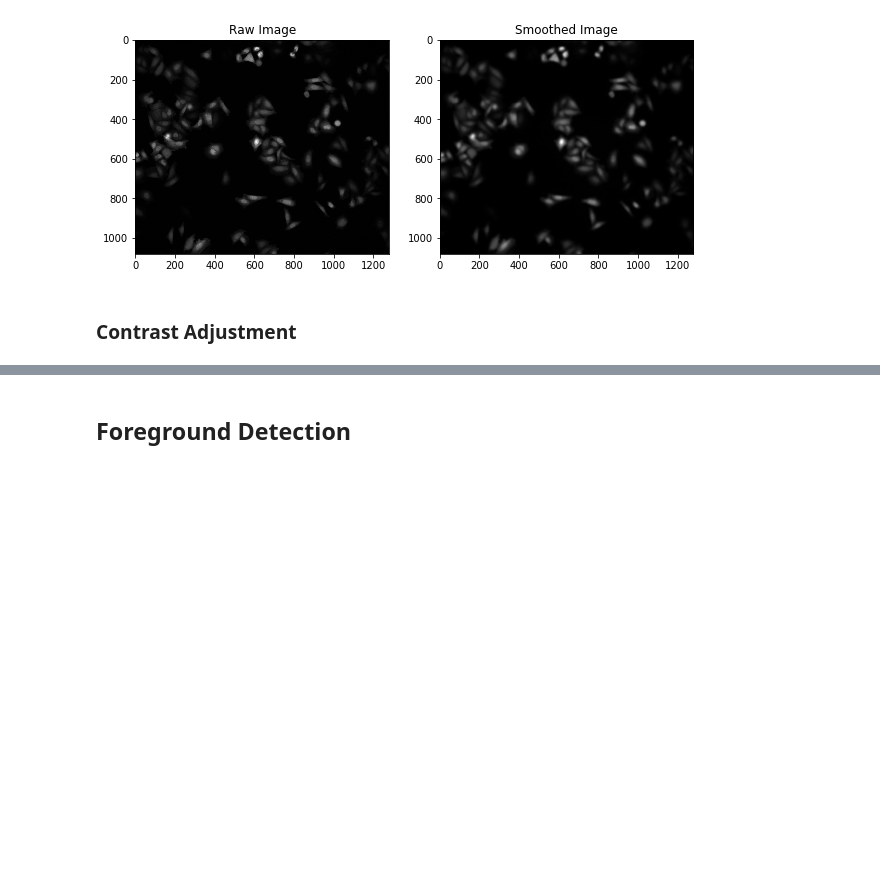
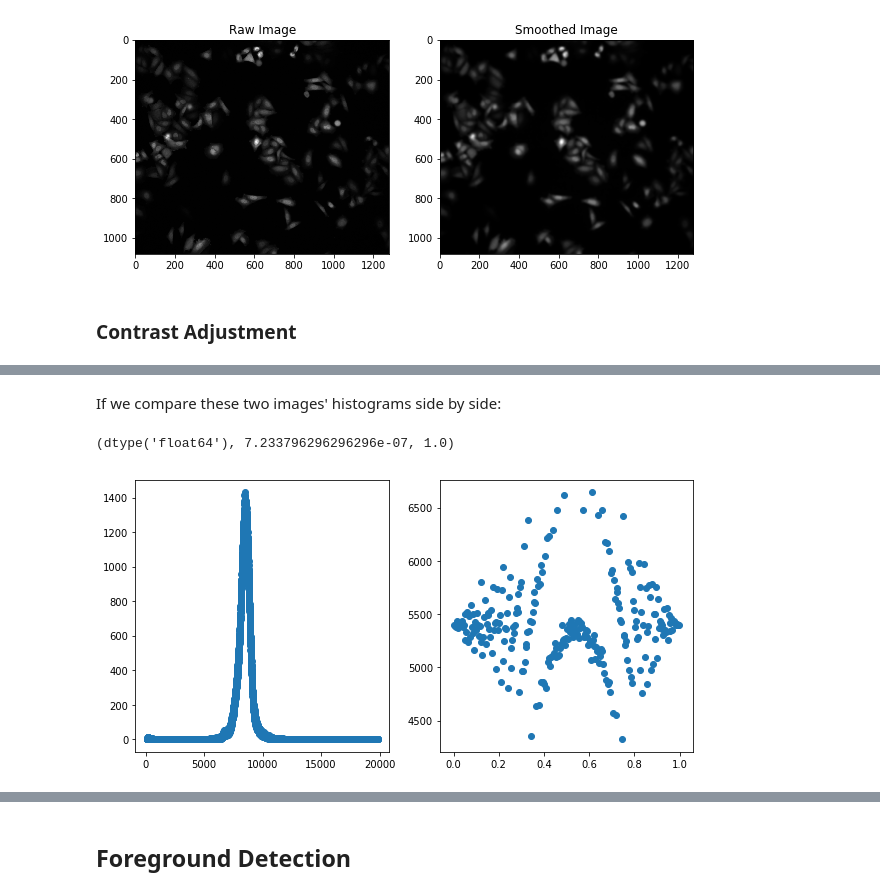
Before and after one commit to vanvalenlab/intro-to-deepcell, a Jupyter notebook: Day2_ImageProcessing.ipynb, the cells around one changed output, grey strips where cells are left out. Saved outputs shown, nothing was run; the diff lists cells and outputs as text; code cells hidden in the pictures; blank space fills up the shorter version.

```diff
--- a/Day2_ImageProcessing.ipynb
+++ b/Day2_ImageProcessing.ipynb
@@ -212,0 +256,17 @@ In `skimage`, there are multiple functions inside the `skimage.exposure` module
+# %% [markdown]
+If we compare these two images' histograms side by side:
+# %%
+# compute histograms
+(counts_phase, bins_phase) = histogram(phase_image)
+(counts_equalized, bins_equalized) = histogram(equalized_image)
+# view histograms
+plt.rcParams['figure.figsize'] = [10,5]
+plt.figure()
+plt.subplot(1,2,1)
+plt.scatter(bins_phase,counts_phase)
+plt.subplot(1,2,2)
+plt.scatter(bins_equalized,counts_equalized)
+(equalized_image.dtype, equalized_image.min(), equalized_image.max())
+# %% [output]
+(dtype('float64'), 7.233796296296296e-07, 1.0)
+[figure, added]
```
Also changed, not shown: parts of 25 cells of this notebook.
